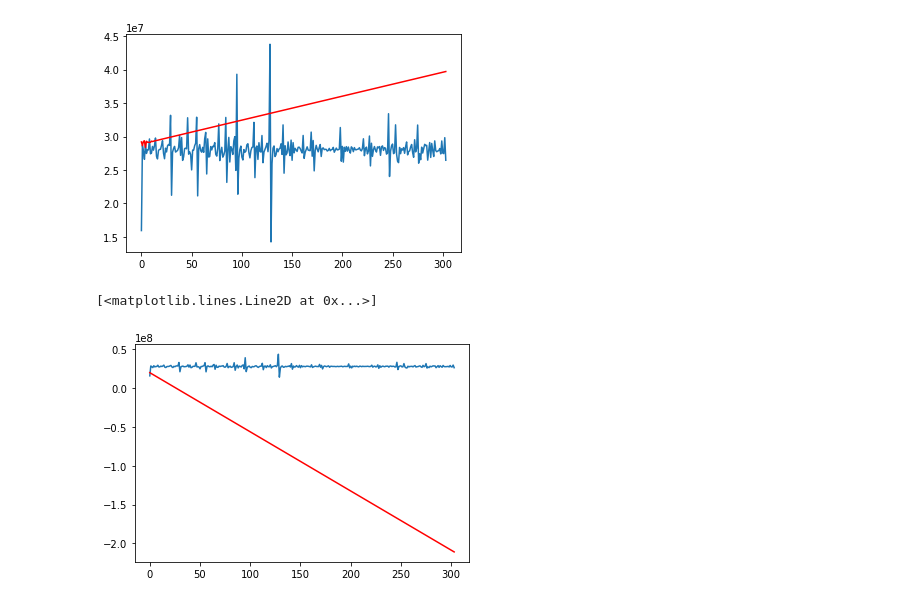
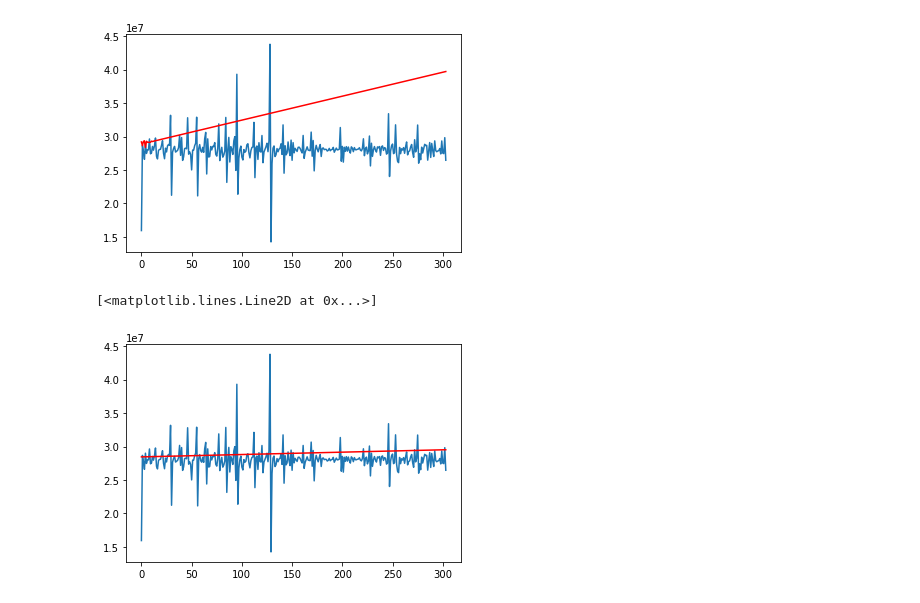
Before and after one commit to mazer12/CS460-Project, a Jupyter notebook: Arima,ETS_1.ipynb, the cells around one changed output. Drawn from its saved outputs; the diff is of its cells as text; code cells hidden in the pictures.

```diff
--- a/Arima,ETS_1.ipynb
+++ b/Arima,ETS_1.ipynb
@@ -173,14 +169,15 @@ df6_diff_test
 304 rows × 1 columns
 [figure]
 # %%
+#ETS
 model1_diff_ETS = Holt(np.asarray(df6_diff_train))
 
-model1_diff_ETS_fit = model1_diff_ETS.fit(smoothing_level=.01, smoothing_slope=.05)
+model1_diff_ETS_fit = model1_diff_ETS.fit(smoothing_level=.5, smoothing_slope=.03)
 
 pred2_diff = model1_diff_ETS_fit.forecast(304)
 
 plt.plot(df6_diff_test)
 plt.plot(pred2_diff, color='red')
 # %% [output]
 [<matplotlib.lines.Line2D at 0x...>]
-[figure, old version]
+[figure, new version]
```
Also changed, not shown: parts of 2 cells of this notebook, 4 other files.
